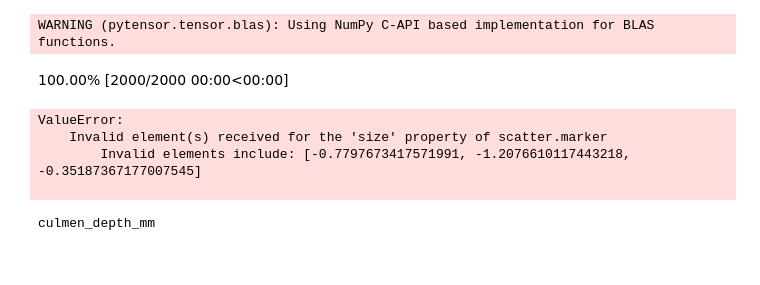
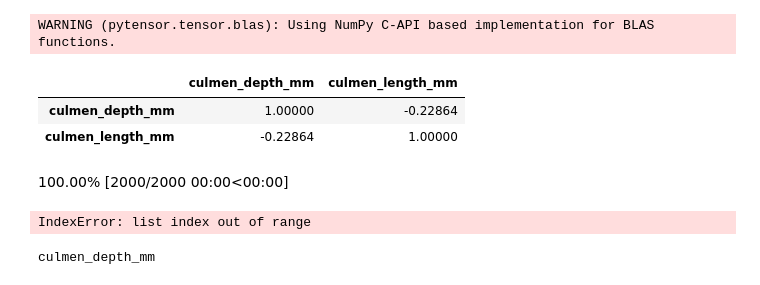
Before and after one commit to guyyos/tusha, a Jupyter notebook: notebooks/test2.ipynb, the cells around one changed output. Cells and saved outputs as stored; diff of their text form; code cells hidden in the pictures.

```diff
--- a/notebooks/test2.ipynb
+++ b/notebooks/test2.ipynb
@@ -265,22 +268,22 @@ def create_plots_with_reg_hdi_lines(df,target,predictors,all_res):
 # %%
 df = pd.read_csv('~/data/penguins/penguins_size.csv')
 df = df.dropna()
 
-target = 'culmen_length_mm'
-predictors = ['culmen_depth_mm','flipper_length_mm']
+target = 'culmen_depth_mm'
+predictors = ['culmen_length_mm']
 # predictors = ['culmen_depth_mm']
 
-
-all_res = create_model(df.copy(),target,predictors)
+df[[target]+predictors].corr()
 # %% [output]
-100.00% [2000/2000 00:00<00:00]
+|  | culmen_depth_mm | culmen_length_mm |
+| culmen_depth_mm | 1.00000 | -0.22864 |
+| culmen_length_mm | -0.22864 | 1.00000 |
 # %%
+all_res = create_model(df.copy(),target,predictors)
 figs = create_plots_with_reg_hdi_lines(df,target,predictors,all_res)
 # %% [output]
+100.00% [2000/2000 00:00<00:00]
-ValueError:
-    Invalid element(s) received for the 'size' property of scatter.marker
-        Invalid elements include: [-0.7797673417571991, -1.2076610117443218, -0.35187367177007545]
-
+IndexError: list index out of range
 # %%
 for p,f in figs.items():
     print(f'{p}')
```
Also changed, not shown: parts of 4 cells of this notebook, 2 other files.
